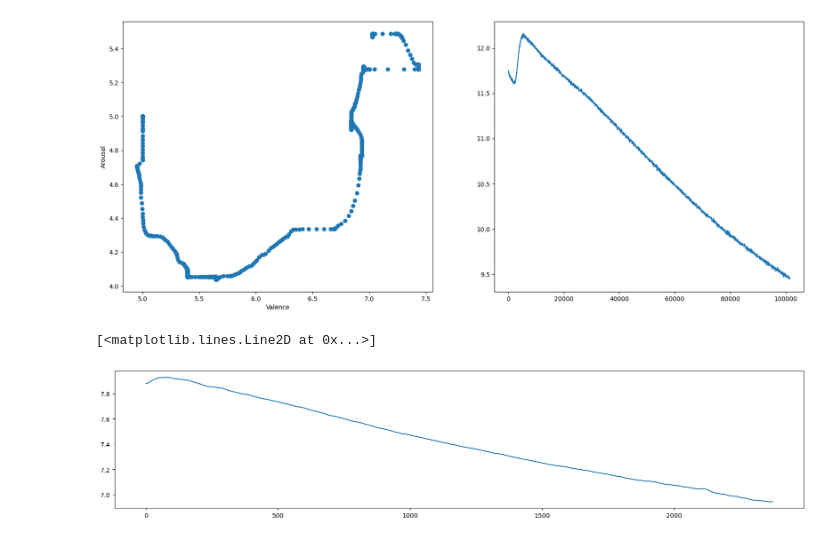
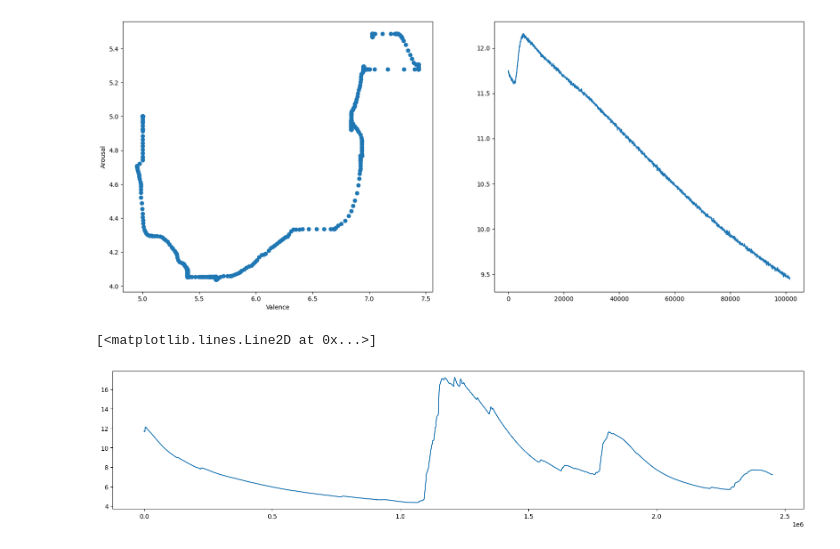
Before and after one commit to Dhyanesh-Panchal/GSR-research-and-stress-detection, a Jupyter notebook: Preprocessing.ipynb, the cells around one changed output. Saved outputs shown, nothing was run; the diff lists cells and outputs as text; code cells hidden in the pictures.

Commit message:
included the env-config file and also tried ricker(Mexican hat) CWT

```diff
--- a/Preprocessing.ipynb
+++ b/Preprocessing.ipynb
@@ -66,11 +66,11 @@ sub1_v3_gsr = sub1_physiological[sub1_physiological['video']==3][::50]['gsr']
 # %%
-# sp.signal.cwt(sub1_v10_gsr,wavelet='mexican')
+# signal.cwt(sub1_v10_gsr,wavelet='mexican')
 
 
-p = sp.ndimage.gaussian_filter(sub1_v3_gsr , sigma=10)
+filtered = ndimage.gaussian_filter(sub1_physiological['gsr'], sigma=100)
 
 plt.figure(figsize=(20,4))
-plt.plot(p)
+plt.plot(filtered)
 # %% [output]
 [<matplotlib.lines.Line2D at 0x...>]
-[figure, old version]
+[figure, new version]
```
Also changed, not shown: parts of 2 cells of this notebook, 4 other files.
